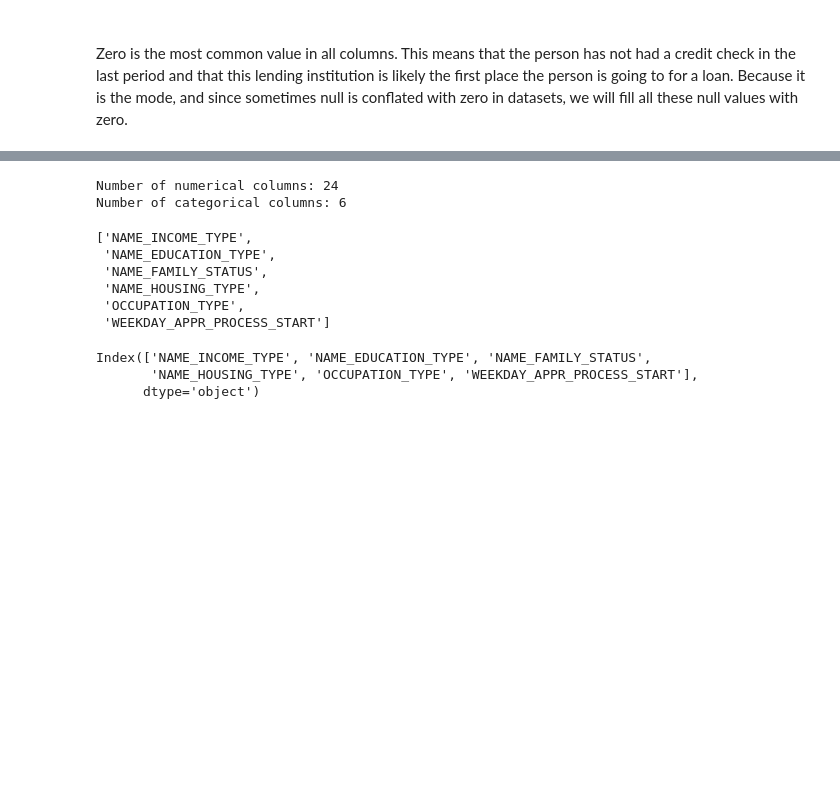
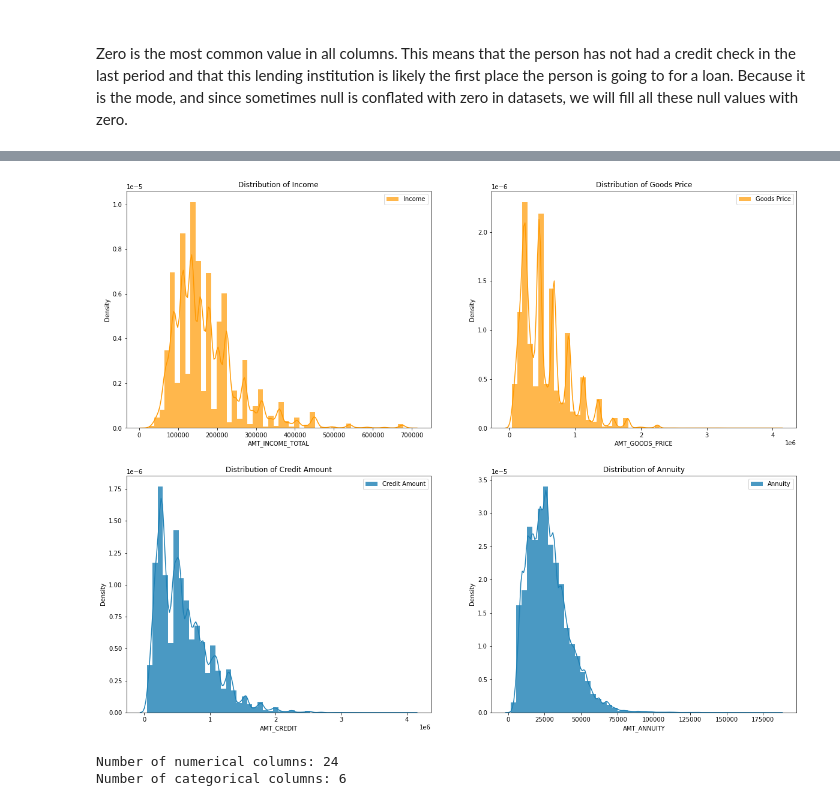
Before and after one commit to SharelCooper/LoanDefaultAnalysisAndMLPredicton, a Jupyter notebook: Loan Defualt Project .ipynb, the cells around one changed output, grey strips where cells are left out. Saved outputs shown, nothing was run; the diff lists cells and outputs as text; code cells hidden in the pictures; blank space fills up the shorter version.

```diff
--- a/Loan Defualt Project .ipynb
+++ b/Loan Defualt Project .ipynb
@@ -877,2 +837,20 @@ plt.show();
+# %%
+# Plotting distributions of various continuous variables
+fig, ((ax1, ax2), (ax3, ax4)) = plt.subplots(2, 2, figsize=(20,16))
+sns.distplot(df.AMT_INCOME_TOTAL, color="#FF9900",hist_kws=dict(alpha=0.7),label="Income",ax=ax1)
+sns.distplot(df.AMT_GOODS_PRICE, color="#FF9900",hist_kws=dict(alpha=0.7),label="Goods Price", ax=ax2)
+sns.distplot(df.AMT_CREDIT,color="#1d80b5",hist_kws=dict(alpha=0.8),label="Credit Amount", ax=ax3)
+sns.distplot(df.AMT_ANNUITY,color="#1d80b5",hist_kws=dict(alpha=0.8),label="Annuity", ax=ax4)
+ax1.set_title('Distribution of Income')
+ax2.set_title('Distribution of Goods Price')
+ax3.set_title('Distribution of Credit Amount')
+ax4.set_title('Distribution of Annuity')
+ax1.legend()
+ax2.legend()
+ax3.legend()
+ax4.legend()
+plt.show();
+# %% [output]
+[figure, added]
 # %%
 # Create a list of all the Catagorical features and a list of all the numerical/ features
@@ -883,26 +861,3 @@ print(f"Number of categorical columns: {len(cat)}")
 # %% [output]
 Number of numerical columns: 24
 Number of categorical columns: 6
-# %%
-# defining our variables
-X = df.loc[:,6:10]
-y = df.iloc[:,1]
-# %% [output]
-['NAME_INCOME_TYPE',
- 'NAME_EDUCATION_TYPE',
- 'NAME_FAMILY_STATUS',
- 'NAME_HOUSING_TYPE',
- 'OCCUPATION_TYPE',
- 'WEEKDAY_APPR_PROCESS_START']
-# %%
-cat
-# df.NAME_INCOME_TYPE.unique()
-# df.NAME_EDUCATION_TYPE.unique()
-# df.NAME_HOUSING_TYPE.unique()
-# df.OCCUPATION_TYPE.unique()
-# df.WEEKDAY_APPR_PROCESS_START.unique()
-# df.NAME_FAMILY_STATUS.unique()
-# %% [output]
-Index(['NAME_INCOME_TYPE', 'NAME_EDUCATION_TYPE', 'NAME_FAMILY_STATUS',
-       'NAME_HOUSING_TYPE', 'OCCUPATION_TYPE', 'WEEKDAY_APPR_PROCESS_START'],
-      dtype='object')
```
Also changed, not shown: parts of 88 cells of this notebook.
